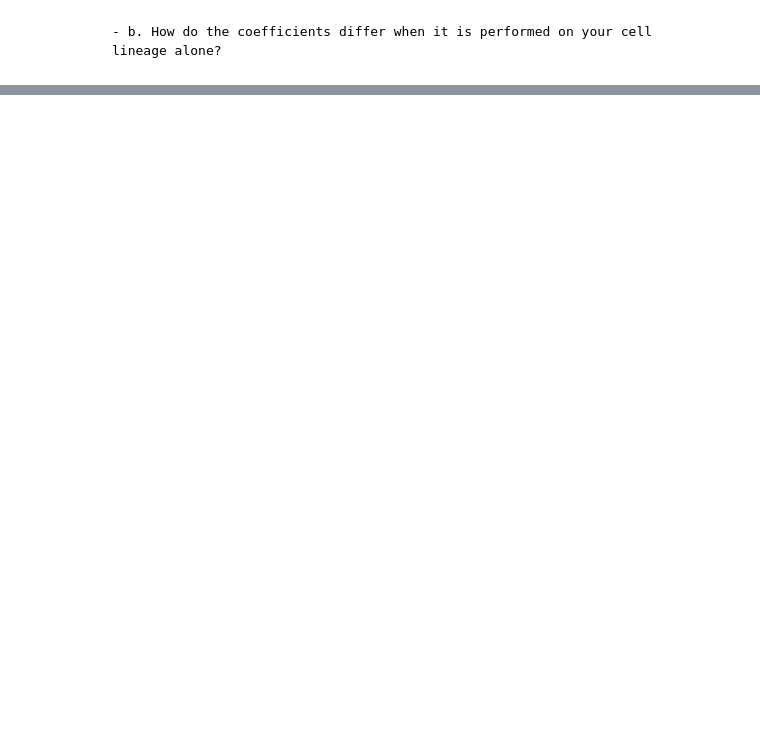
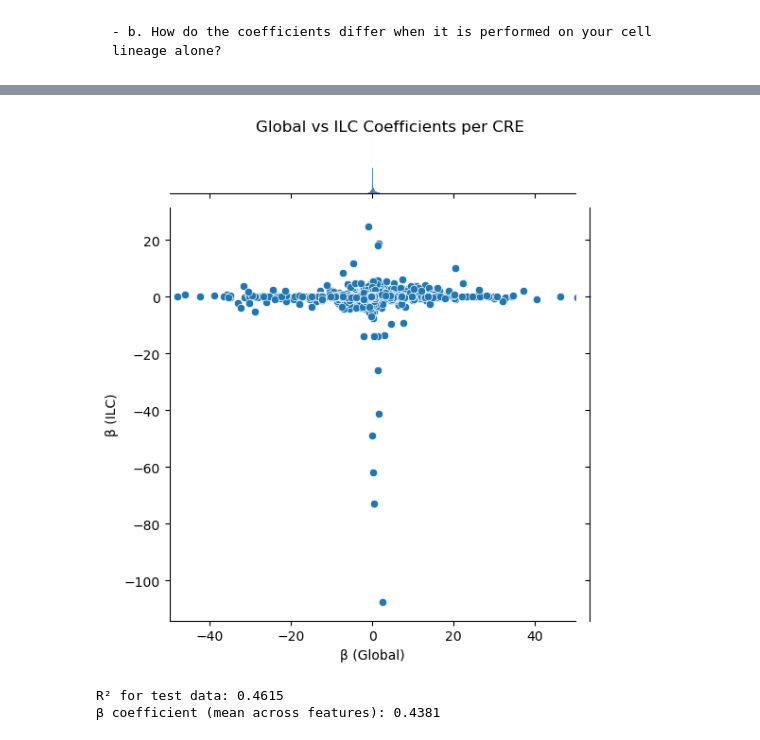
Before and after one commit to Topic2-Gene-Regulation-Immune-Cells/ILC-cells-Team4, a Jupyter notebook: 08_regression_modelling.ipynb, the cells around one changed output, grey strips where cells are left out. Cells and saved outputs as stored; diff of their text form; code cells hidden in the pictures; blank space fills up the shorter version.

```diff
--- a/08_regression_modelling.ipynb
+++ b/08_regression_modelling.ipynb
@@ -213,0 +219,32 @@ ValueError: operands could not be broadcast together with shapes (105,) (96,)
+# %%
+
+sns.jointplot(x="beta_global", y="beta_ilc", data=comp, xlim=(-50,50))
+plt.xlabel("β (Global)")
+plt.ylabel("β (ILC)")
+plt.suptitle("Global vs ILC Coefficients per CRE")
+plt.show()
+# %% [output]
+[figure, added]
+# %%
+test_data = peak_means_raw.sample(10000)
+
+# Find the most common length of ATAC Peak Strength lists
+lengths = test_data["ATAC Peak Strength"].apply(lambda x: len(x) if isinstance(x, (list, np.ndarray)) else np.nan)
+common_length = lengths.value_counts().idxmax()
+
+# Filter to only rows with the most common length
+filtered = test_data[lengths == common_length]
+
+# Convert the column of lists to a 2D numpy array
+X = np.stack(filtered["ATAC Peak Strength"].values)
+y = filtered["RNA Peak Strength"].values
+
+model = LinearRegression()
+model.fit(X, y)
+R2 = model.score(X, y)
+print(f"R² for test data: {R2:.4f}")
+beta = model.coef_
+print(f"β coefficient (mean across features): {np.mean(beta):.4f}")
+# %% [output]
+R² for test data: 0.4615
+β coefficient (mean across features): 0.4381
```
Also changed, not shown: parts of 11 cells of this notebook, 2 other files.
